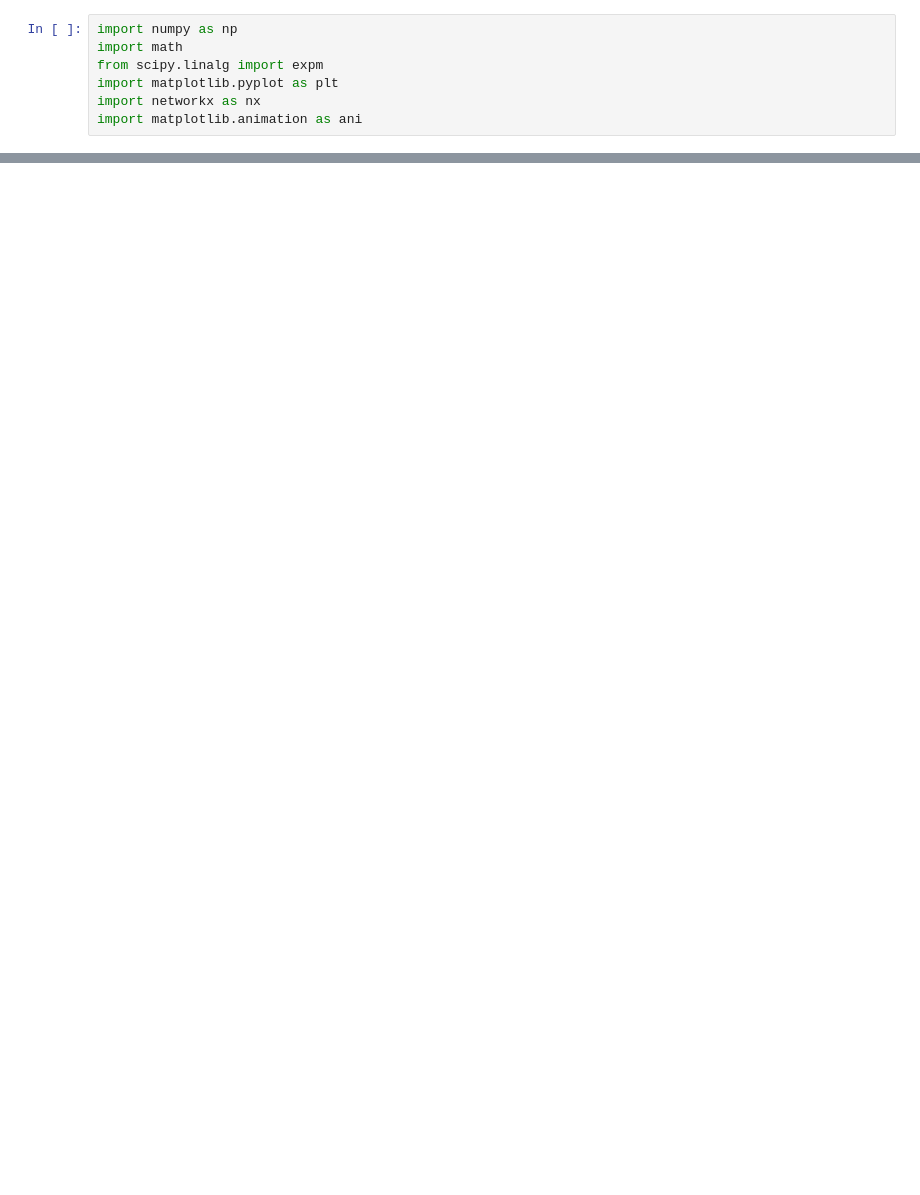
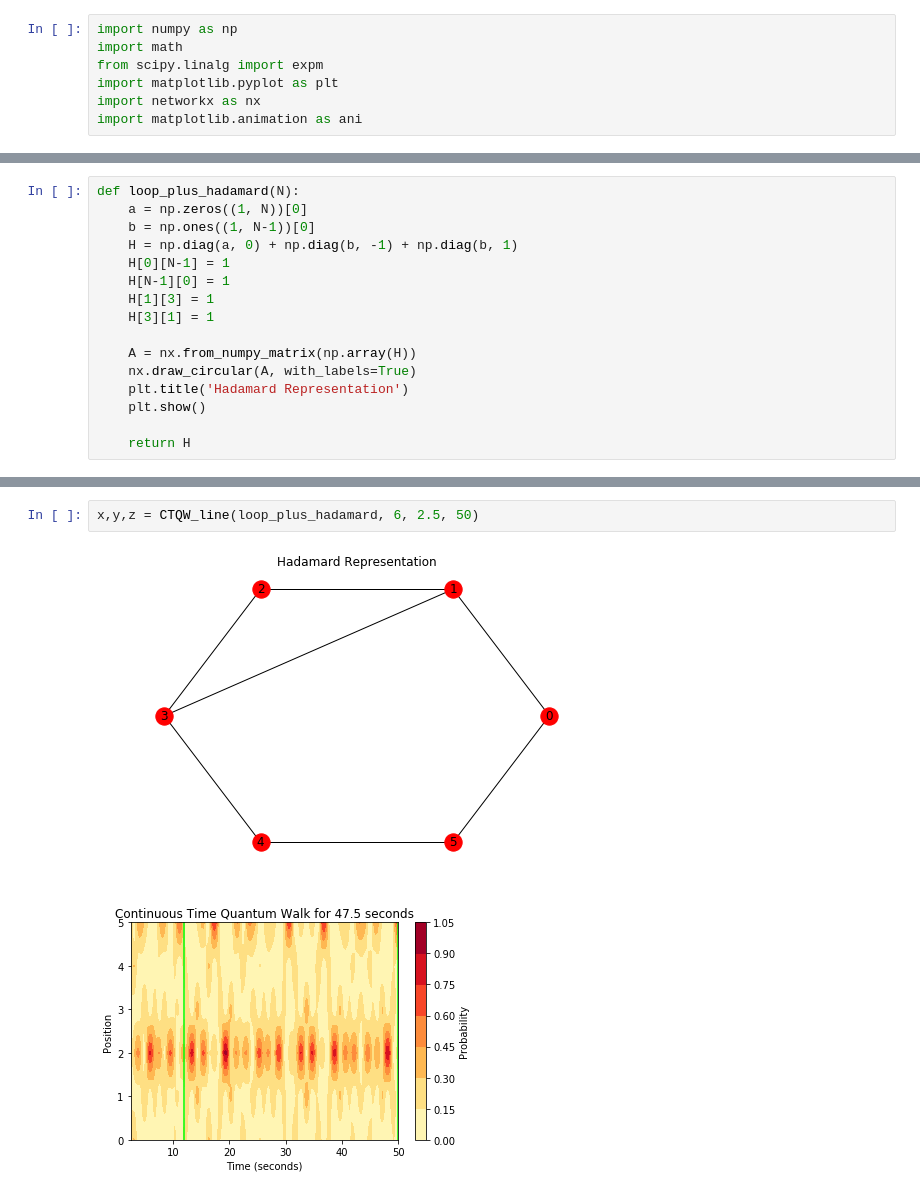
Before and after one commit to gmitchener/quantum_project, a Jupyter notebook: CTQW_notebook.ipynb, the cells around one changed output, grey strips where cells are left out. Saved outputs shown, nothing was run; the diff lists cells and outputs as text; blank space fills up the shorter version.

```diff
--- a/CTQW_notebook.ipynb
+++ b/CTQW_notebook.ipynb
@@ -52,0 +95,16 @@ def CTQW_line(N, t):
+# %%
+def loop_plus_hadamard(N):
+    a = np.zeros((1, N))[0]
+    b = np.ones((1, N-1))[0]
+    H = np.diag(a, 0) + np.diag(b, -1) + np.diag(b, 1)
+    H[0][N-1] = 1
+    H[N-1][0] = 1
+    H[1][3] = 1
+    H[3][1] = 1
+
+    A = nx.from_numpy_matrix(np.array(H))
+    nx.draw_circular(A, with_labels=True)
+    plt.title('Hadamard Representation')
+    plt.show()
+
+    return H
@@ -83,0 +168,5 @@ IndexError: index 10 is out of bounds for axis 0 with size 10
+# %%
+x,y,z = CTQW_line(loop_plus_hadamard, 6, 2.5, 50)
+# %% [output]
+[figure, added]
+[figure, added]
```
Also changed, not shown: parts of 18 cells of this notebook, 1 other file.
